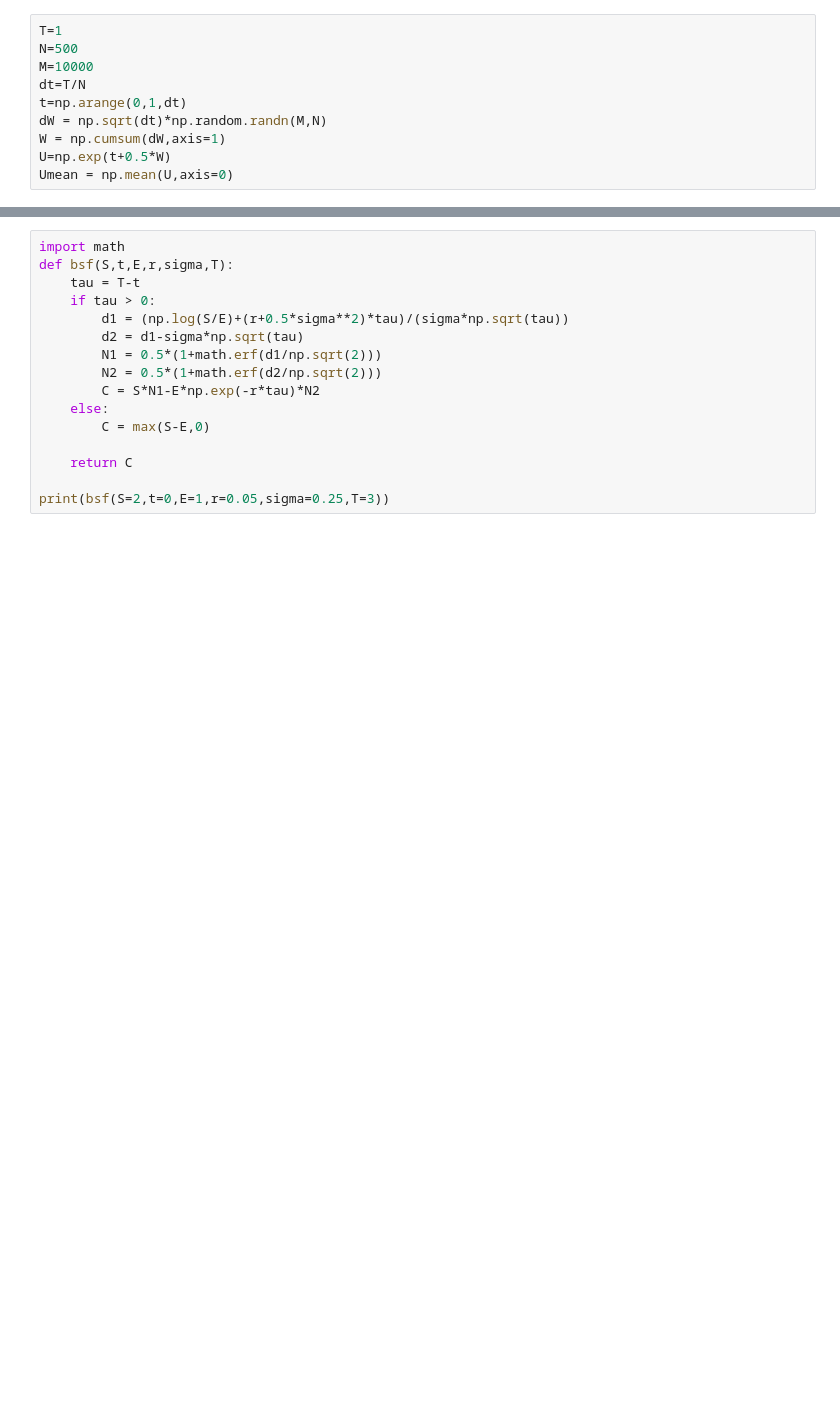
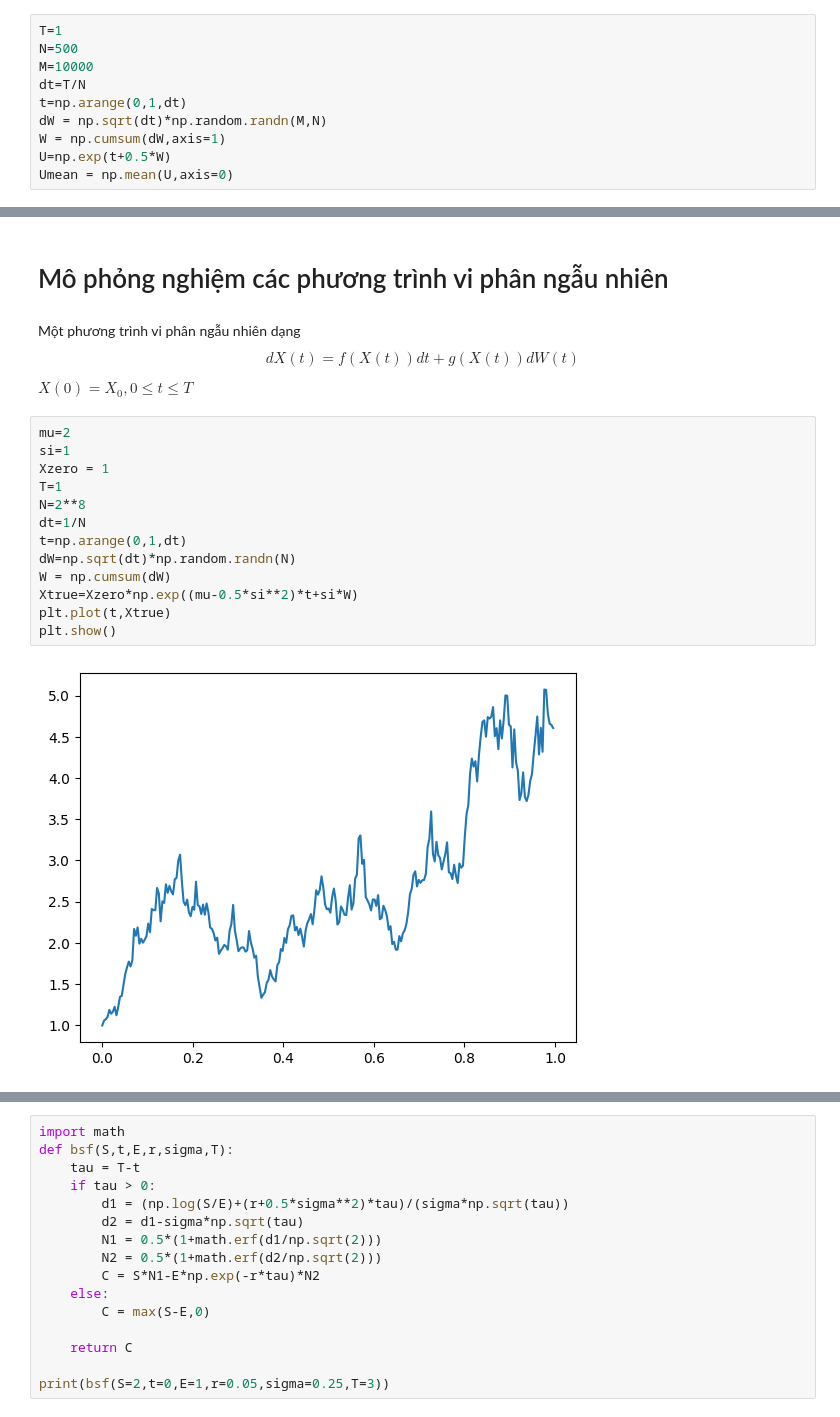
Before and after one commit to khanhtrinh2003/Financial-mathematics, a Jupyter notebook: 54 Mô phỏng ngẫu nhiên.ipynb, the cells around one changed output, grey strips where cells are left out. Saved outputs shown, nothing was run; the diff lists cells and outputs as text; blank space fills up the shorter version.

```diff
--- a/54 Mô phỏng ngẫu nhiên.ipynb
+++ b/54 Mô phỏng ngẫu nhiên.ipynb
@@ -43,0 +55,23 @@ No artists with labels found to put in legend.  Note that artists whose label st
+# %% [markdown]
+# Mô phỏng nghiệm các phương trình vi phân ngẫu nhiên
+# %% [markdown]
+Một phương trình vi phân ngẫu nhiên dạng
+$$
+dX(t)=f(X(t))dt+g(X(t))dW(t)
+$$
+$X(0)=X_0,0 \le t\le T$
+# %%
+mu=2
+si=1
+Xzero = 1
+T=1
+N=2**8
+dt=1/N
+t=np.arange(0,1,dt)
+dW=np.sqrt(dt)*np.random.randn(N)
+W = np.cumsum(dW)
+Xtrue=Xzero*np.exp((mu-0.5*si**2)*t+si*W)
+plt.plot(t,Xtrue)
+plt.show()
+# %% [output]
+[figure, added]
```
Also changed, not shown: parts of 10 cells of this notebook, 1 other file.
